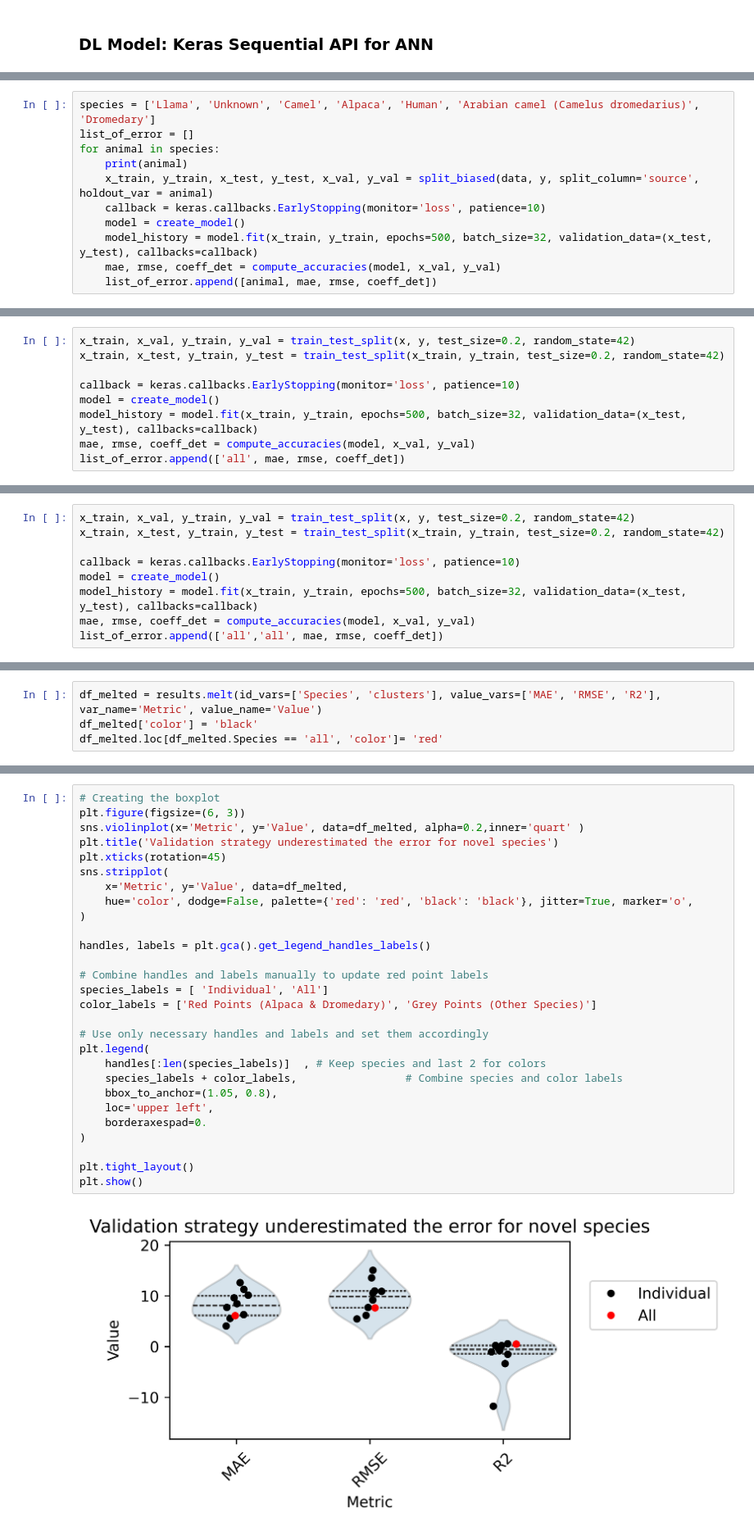
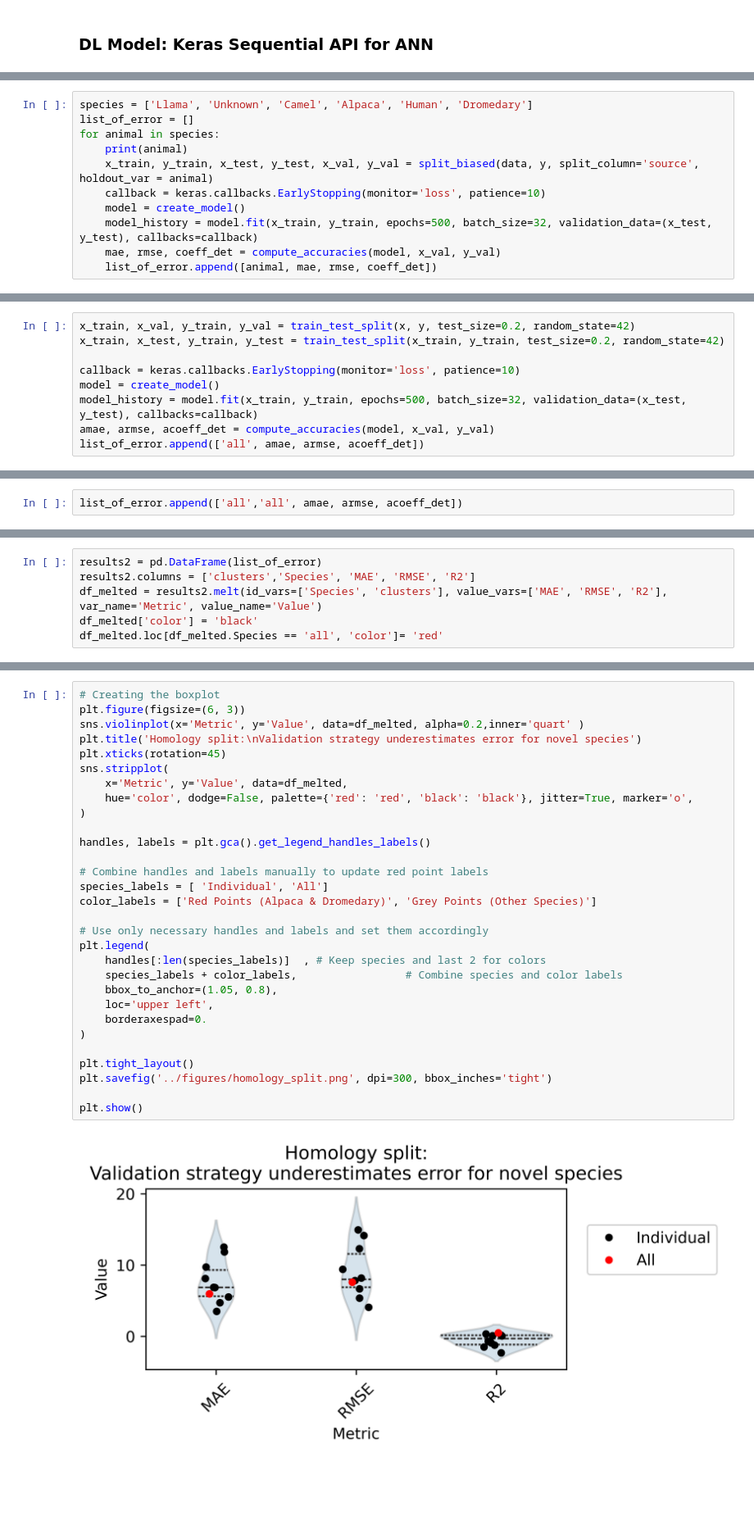
Before and after one commit to AnneHartebrodt/earth-ml-sensitivity, a Jupyter notebook: code/Tm_Predictor_DL.ipynb, the cells around one changed output, grey strips where cells are left out. Shown at 82% size. Saved outputs shown, nothing was run; the diff lists cells and outputs as text; blank space fills up the shorter version.

Commit message:
figures

```diff
--- a/code/Tm_Predictor_DL.ipynb
+++ b/code/Tm_Predictor_DL.ipynb
@@ -94,5 +99,5 @@ x = data
 # %%
-species = ['Llama', 'Unknown', 'Camel', 'Alpaca', 'Human', 'Arabian camel (Camelus dromedarius)', 'Dromedary']
+species = ['Llama', 'Unknown', 'Camel', 'Alpaca', 'Human', 'Dromedary']
 list_of_error = []
 for animal in species:
     print(animal)
@@ -163,6 +170,6 @@ x_train, x_test, y_train, y_test = train_test_split(x_train, y_train, test_size=
 callback = keras.callbacks.EarlyStopping(monitor='loss', patience=10)
 model = create_model()
 model_history = model.fit(x_train, y_train, epochs=500, batch_size=32, validation_data=(x_test, y_test), callbacks=callback)
-mae, rmse, coeff_det = compute_accuracies(model, x_val, y_val)
-list_of_error.append(['all', mae, rmse, coeff_det])
+amae, armse, acoeff_det = compute_accuracies(model, x_val, y_val)
+list_of_error.append(['all', amae, armse, acoeff_det])
 # %% [output]
@@ -318,9 +333,2 @@ Model: "sequential_9"
 # %%
-x_train, x_val, y_train, y_val = train_test_split(x, y, test_size=0.2, random_state=42)
-x_train, x_test, y_train, y_test = train_test_split(x_train, y_train, test_size=0.2, random_state=42)
-
-callback = keras.callbacks.EarlyStopping(monitor='loss', patience=10)
-model = create_model()
-model_history = model.fit(x_train, y_train, epochs=500, batch_size=32, validation_data=(x_test, y_test), callbacks=callback)
-mae, rmse, coeff_det = compute_accuracies(model, x_val, y_val)
-list_of_error.append(['all','all', mae, rmse, coeff_det])
+list_of_error.append(['all','all', amae, armse, acoeff_det])
@@ -365,5 +335,7 @@ results.columns = ['clusters','Species', 'MAE', 'RMSE', 'R2']
 # %%
-df_melted = results.melt(id_vars=['Species', 'clusters'], value_vars=['MAE', 'RMSE', 'R2'], var_name='Metric', value_name='Value')
+results2 = pd.DataFrame(list_of_error)
+results2.columns = ['clusters','Species', 'MAE', 'RMSE', 'R2']
+df_melted = results2.melt(id_vars=['Species', 'clusters'], value_vars=['MAE', 'RMSE', 'R2'], var_name='Metric', value_name='Value')
 df_melted['color'] = 'black'
 df_melted.loc[df_melted.Species == 'all', 'color']= 'red'
 # %%
@@ -389,30 +361,32 @@ df_melted
 # %%
 # Creating the boxplot
 plt.figure(figsize=(6, 3))
 sns.violinplot(x='Metric', y='Value', data=df_melted, alpha=0.2,inner='quart' )
-plt.title('Validation strategy underestimated the error for novel species')
+plt.title('Homology split:\nValidation strategy underestimates error for novel species')
 plt.xticks(rotation=45)
 sns.stripplot(
     x='Metric', y='Value', data=df_melted,
     hue='color', dodge=False, palette={'red': 'red', 'black': 'black'}, jitter=True, marker='o',
 )
 
 handles, labels = plt.gca().get_legend_handles_labels()
 
 # Combine handles and labels manually to update red point labels
 species_labels = [ 'Individual', 'All']
 color_labels = ['Red Points (Alpaca & Dromedary)', 'Grey Points (Other Species)']
 
 # Use only necessary handles and labels and set them accordingly
 plt.legend(
     handles[:len(species_labels)]  , # Keep species and last 2 for colors
     species_labels + color_labels,                 # Combine species and color labels
     bbox_to_anchor=(1.05, 0.8),
     loc='upper left',
     borderaxespad=0.
 )
 
 plt.tight_layout()
+plt.savefig('../figures/homology_split.png', dpi=300, bbox_inches='tight')
+
 plt.show()
 # %% [output]
-[figure, old version]
+[figure, new version]
```
Also changed, not shown: parts of 28 cells of this notebook, 7 other files.
